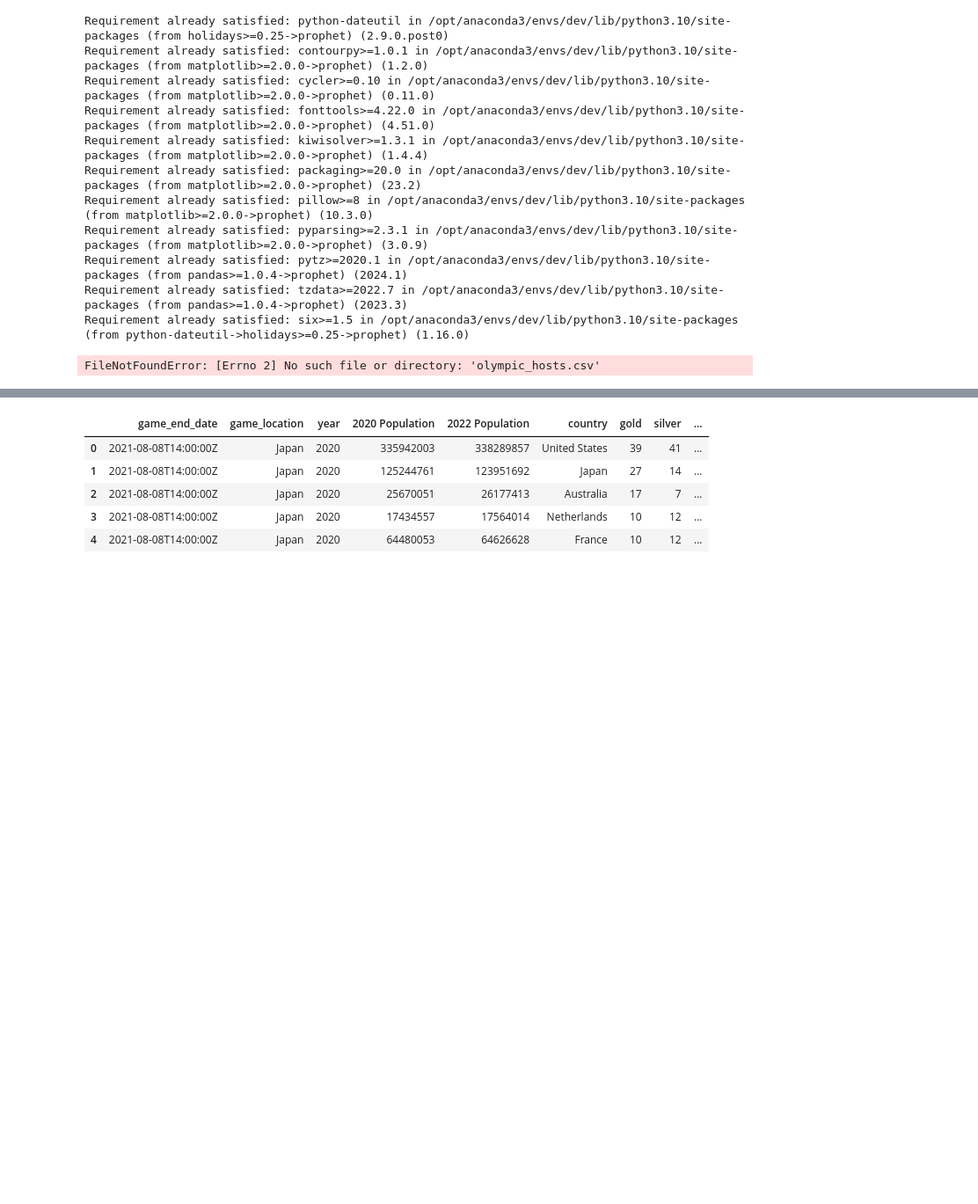
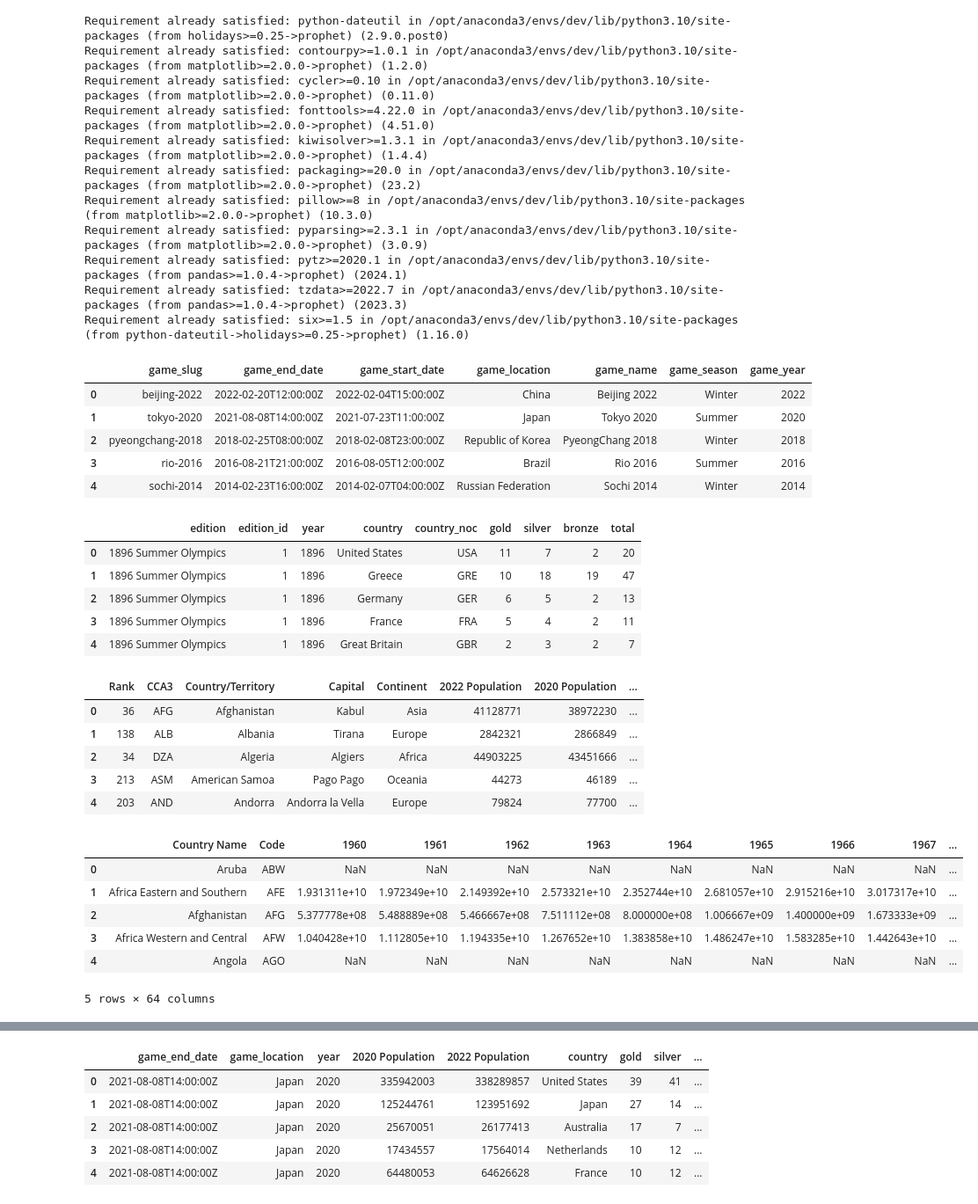
Before and after one commit to ncmoliver/olympic_analysis, a Jupyter notebook: olympic_analysis.ipynb, the cells around one changed output, grey strips where cells are left out. Shown: that part at 88% size. Drawn from its saved outputs; the diff is of its cells as text; code cells hidden in the pictures; blank space fills up the shorter version.

```diff
--- a/olympic_analysis.ipynb
+++ b/olympic_analysis.ipynb
@@ -32,12 +52,39 @@ Requirement already satisfied: tzdata>=2022.7 in /opt/anaconda3/envs/dev/lib/pyt
 Requirement already satisfied: six>=1.5 in /opt/anaconda3/envs/dev/lib/python3.10/site-packages (from python-dateutil->holidays>=0.25->prophet) (1.16.0)
 # %%
 # Read in CSV files for retail, olympic host, and olympic medals data
-olympic_host_data = pd.read_csv('olympic_hosts.csv')
-olympic_medals_data = pd.read_csv('olympic_analysis.csv')
-world_population = pd.read_csv('world_population.csv')
+olympic_host_data = pd.read_csv('data/olympic_hosts.csv')
+olympic_medals_data = pd.read_csv('data/olympic_analysis.csv')
+world_population_data = pd.read_csv('data/world_population.csv')
+gdp_data = pd.read_csv('data/gdp.csv')
+
 
 display(olympic_host_data.head())
 display(olympic_medals_data.head())
-display(world_population)
+display(world_population_data.head())
+display(gdp_data.head())
 # %% [output]
+|  | game_slug | game_end_date | game_start_date | game_location | game_name | game_season | game_year |
+| 0 | beijing-2022 | 2022-02-20T12:00:00Z | 2022-02-04T15:00:00Z | China | Beijing 2022 | Winter | 2022 |
+| 1 | tokyo-2020 | 2021-08-08T14:00:00Z | 2021-07-23T11:00:00Z | Japan | Tokyo 2020 | Summer | 2020 |
+| 2 | pyeongchang-2018 | 2018-02-25T08:00:00Z | 2018-02-08T23:00:00Z | Republic of Korea | PyeongChang 2018 | Winter | 2018 |
+| 3 | rio-2016 | 2016-08-21T21:00:00Z | 2016-08-05T12:00:00Z | Brazil | Rio 2016 | Summer | 2016 |
+| 4 | sochi-2014 | 2014-02-23T16:00:00Z | 2014-02-07T04:00:00Z | Russian Federation | Sochi 2014 | Winter | 2014 |
+|  | edition | edition_id | year | country | country_noc | gold | silver | bronze | total |
+| 0 | 1896 Summer Olympics | 1 | 1896 | United States | USA | 11 | 7 | 2 | 20 |
+| 1 | 1896 Summer Olympics | 1 | 1896 | Greece | GRE | 10 | 18 | 19 | 47 |
+| 2 | 1896 Summer Olympics | 1 | 1896 | Germany | GER | 6 | 5 | 2 | 13 |
+| 3 | 1896 Summer Olympics | 1 | 1896 | France | FRA | 5 | 4 | 2 | 11 |
+| 4 | 1896 Summer Olympics | 1 | 1896 | Great Britain | GBR | 2 | 3 | 2 | 7 |
+|  | Rank | CCA3 | Country/Territory | Capital | Continent | 2022 Population | 2020 Population | ... |
+| 0 | 36 | AFG | Afghanistan | Kabul | Asia | 41128771 | 38972230 | ... |
+| 1 | 138 | ALB | Albania | Tirana | Europe | 2842321 | 2866849 | ... |
+| 2 | 34 | DZA | Algeria | Algiers | Africa | 44903225 | 43451666 | ... |
+| 3 | 213 | ASM | American Samoa | Pago Pago | Oceania | 44273 | 46189 | ... |
+| 4 | 203 | AND | Andorra | Andorra la Vella | Europe | 79824 | 77700 | ... |
+|  | Country Name | Code | 1960 | 1961 | 1962 | 1963 | 1964 | 1965 | 1966 | 1967 | ... |
+| 0 | Aruba | ABW | NaN | NaN | NaN | NaN | NaN | NaN | NaN | NaN | ... |
+| 1 | Africa Eastern and Southern | AFE | 1.931311e+10 | 1.972349e+10 | 2.149392e+10 | 2.573321e+10 | 2.352744e+10 | 2.681057e+10 | 2.915216e+10 | 3.017317e+10 | ... |
+| 2 | Afghanistan | AFG | 5.377778e+08 | 5.488889e+08 | 5.466667e+08 | 7.511112e+08 | 8.000000e+08 | 1.006667e+09 | 1.400000e+09 | 1.673333e+09 | ... |
+| 3 | Africa Western and Central | AFW | 1.040428e+10 | 1.112805e+10 | 1.194335e+10 | 1.267652e+10 | 1.383858e+10 | 1.486247e+10 | 1.583285e+10 | 1.442643e+10 | ... |
+| 4 | Angola | AGO | NaN | NaN | NaN | NaN | NaN | NaN | NaN | NaN | ... |
-FileNotFoundError: [Errno 2] No such file or directory: 'olympic_hosts.csv'
+5 rows × 64 columns
```
Also changed, not shown: parts of 25 cells of this notebook.
